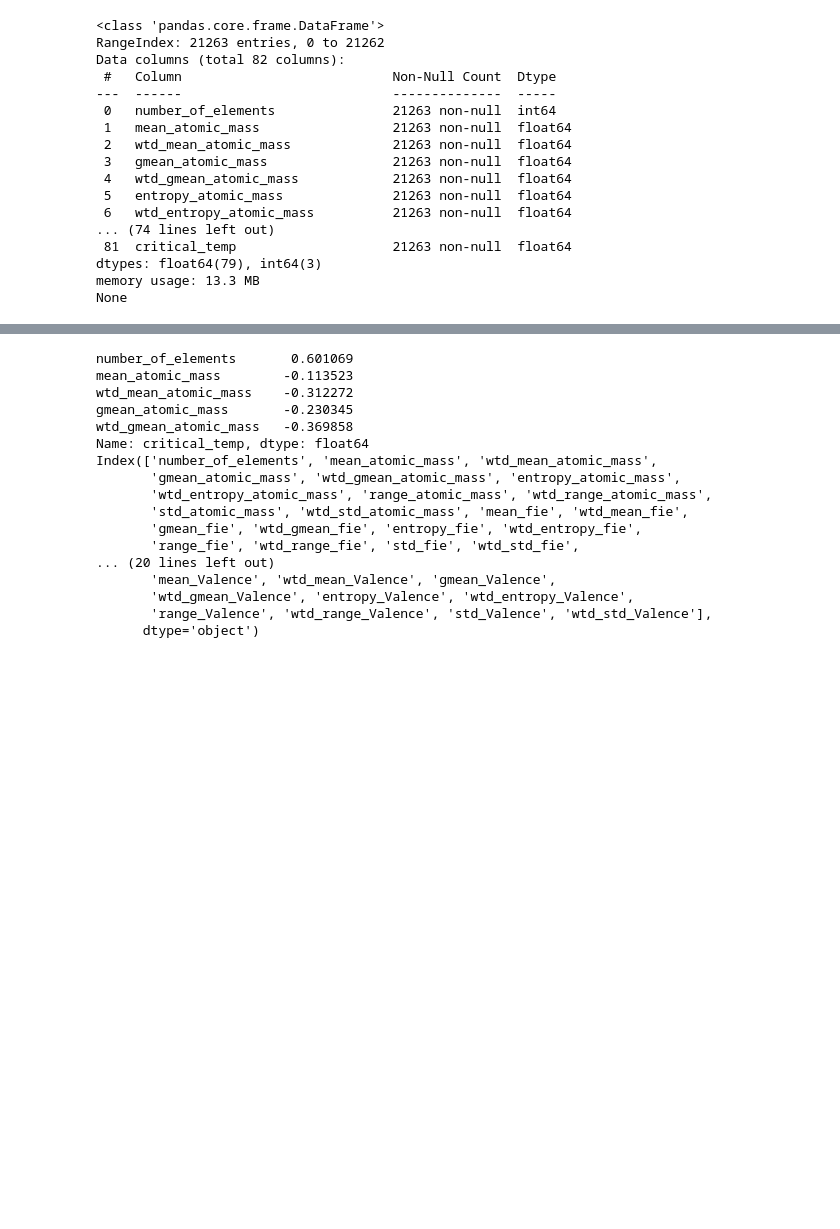
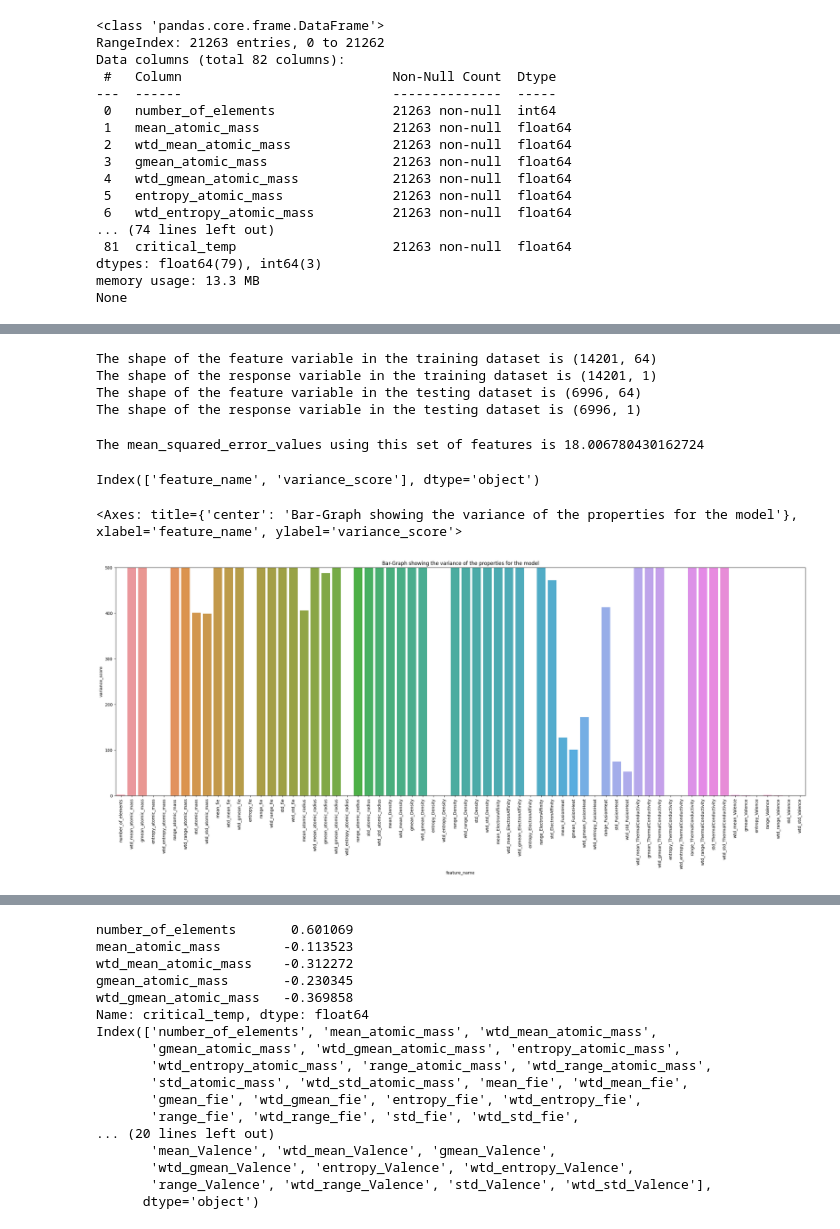
Before and after one commit to Amitejashrout99/SuperconductivityPrediction, a Jupyter notebook: InitialExploration.ipynb, the cells around one changed output, grey strips where cells are left out. Drawn from its saved outputs; the diff is of its cells as text; code cells hidden in the pictures; blank space fills up the shorter version.

```diff
--- a/InitialExploration.ipynb
+++ b/InitialExploration.ipynb
@@ -76,0 +213,7 @@ None
+# %%
+#Reducing the feature columns to the indexes that we are left with after dropping the one with low abs corr scores and creating the feature variables dataset
+atomic_properties_df_feature_variables = atomic_properties_df[ indexes ]
+#Printing the columns present in the new dataframe after taking the subset
+print( atomic_properties_df_feature_variables.columns )
+#Creating the Response Variable dataset by selecting the critical temperature from the dataset
+atomic_properties_df_response_variable = atomic_properties_df[["critical_temp"]]
@@ -76,0 +262,56 @@ None
+# %%
+#Before using the variance filter, splitting the dataset into test and train dataset and checking the perfromance of the features selected by using the model.
+atomic_properties_df_X_train, atomic_properties_df_X_test, atomic_properties_df_y_train, atomic_properties_df_y_test = train_test_split( atomic_properties_df_feature_variables, atomic_properties_df_response_variable, test_size=0.33, random_state=42 )
+#Printing the shape of the training and testing dataset so as to ensure that everything is correct
+print( f"The shape of the feature variable in the training dataset is {atomic_properties_df_X_train.shape}" )
+print( f"The shape of the response variable in the training dataset is {atomic_properties_df_y_train.shape}")
+print( f"The shape of the feature variable in the testing dataset is {atomic_properties_df_X_test.shape}" )
+print( f"The shape of the response variable in the testing dataset is {atomic_properties_df_y_test.shape}")
+# %% [output]
+The shape of the feature variable in the training dataset is (14201, 64)
+The shape of the response variable in the training dataset is (14201, 1)
+The shape of the feature variable in the testing dataset is (6996, 64)
+The shape of the response variable in the testing dataset is (6996, 1)
+# %%
+#Fitting the model on the Linear Regression and trying to get the RMSE score on the test dataset
+linearRegressionModel = LinearRegression()
+#Training the model
+linearRegressionModel.fit( atomic_properties_df_X_train, atomic_properties_df_y_train )
+#Getting the predictions
+linearModelPredictions = linearRegressionModel.predict( atomic_properties_df_X_test )
+#Getting the RMSE scores
+mean_squared_error_values = metrics.mean_squared_error( linearModelPredictions, atomic_properties_df_y_test, squared= False )
+#Converting the RMSE values to a dataframe
+#mean_squared_error_values_df = pd.DataFrame( mean_squared_error_values, columns=["error_value"] )
+#Printing the mean squared error values
+print( f"The mean_squared_error_values using this set of features is { mean_squared_error_values }" )
+# %% [output]
+The mean_squared_error_values using this set of features is 18.006780430162724
+# %%
+#Storing the index values and the
+distance_from_zero = []
+indexes =[]
+for index in critical_temp_df.index:
+  distance_from_zero.append( np.abs( critical_temp_df.loc[index] ) * 100 )
+  indexes.append( index )
+#Printing both the list
+print( distance_from_zero )
+print( indexes )
+# %%
+#Getting the variance value of the features selected in the last-feature selection iteration
+atomic_properties_df_feature_variables_var = atomic_properties_df_feature_variables.var()
+atomic_properties_df_feature_variables_var_df = atomic_properties_df_feature_variables_var.to_frame( name = "variance_score" )
+#Resetting the index so that the index names gets converted into columns and we can plot the value in form of a bar-graph
+atomic_properties_df_feature_variables_var_df = atomic_properties_df_feature_variables_var_df.reset_index( level= 0 )
+atomic_properties_df_feature_variables_var_df = atomic_properties_df_feature_variables_var_df.rename( columns = {'index':'feature_name'} )
+print( atomic_properties_df_feature_variables_var_df.columns )
+#Plotting the bargraph
+plt.figure( figsize = ( 30,10 ) )
+plt.title( "Bar-Graph showing the variance of the properties for the model" )
+plt.ylim(0, 500)
+plt.xticks(np.arange(0,len(indexes),step=1), indexes , rotation='vertical')
+sns.barplot( data = atomic_properties_df_feature_variables_var_df, x = "feature_name", y = "variance_score" )
+# %% [output]
+Index(['feature_name', 'variance_score'], dtype='object')
+<Axes: title={'center': 'Bar-Graph showing the variance of the properties for the model'}, xlabel='feature_name', ylabel='variance_score'>
+[figure, added]
```
Also changed, not shown: parts of 27 cells of this notebook.
